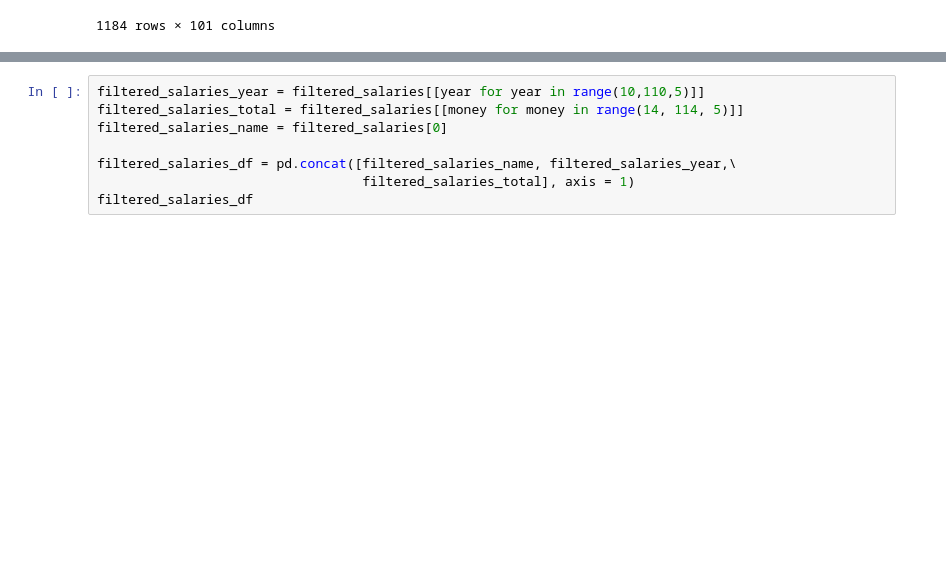
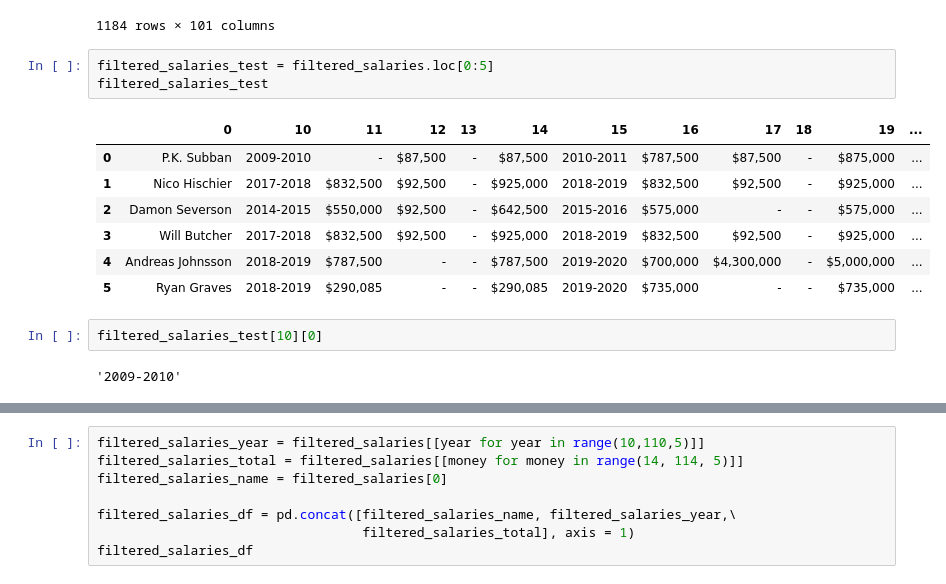
Before and after one commit to kyledufrane/NHL-Salary-Predictions, a Jupyter notebook: nhl_data/sports_data_io.ipynb, the cells around one changed output, grey strips where cells are left out. Saved outputs shown, nothing was run; the diff lists cells and outputs as text; blank space fills up the shorter version.

```diff
--- a/nhl_data/sports_data_io.ipynb
+++ b/nhl_data/sports_data_io.ipynb
@@ -388,3 +365,18 @@ filtered_salaries
 | 1182 | Mason Primeau | 2017-2018 | $832,500 | $92,500 | - | $925,000 | 2018-2019 | $832,500 | $92,500 | - | $925,000 | ... |
 | 1183 | Ryan Reaves | 2010-2011 | $500,000 | - | - | $500,000 | 2011-2012 | $525,000 | - | - | $525,000 | ... |
 1184 rows × 101 columns
+# %%
+filtered_salaries_test = filtered_salaries.loc[0:5]
+filtered_salaries_test
+# %% [output]
+|  | 0 | 10 | 11 | 12 | 13 | 14 | 15 | 16 | 17 | 18 | 19 | ... |
+| 0 | P.K. Subban | 2009-2010 | - | $87,500 | - | $87,500 | 2010-2011 | $787,500 | $87,500 | - | $875,000 | ... |
+| 1 | Nico Hischier | 2017-2018 | $832,500 | $92,500 | - | $925,000 | 2018-2019 | $832,500 | $92,500 | - | $925,000 | ... |
+| 2 | Damon Severson | 2014-2015 | $550,000 | $92,500 | - | $642,500 | 2015-2016 | $575,000 | - | - | $575,000 | ... |
+| 3 | Will Butcher | 2017-2018 | $832,500 | $92,500 | - | $925,000 | 2018-2019 | $832,500 | $92,500 | - | $925,000 | ... |
+| 4 | Andreas Johnsson | 2018-2019 | $787,500 | - | - | $787,500 | 2019-2020 | $700,000 | $4,300,000 | - | $5,000,000 | ... |
+| 5 | Ryan Graves | 2018-2019 | $290,085 | - | - | $290,085 | 2019-2020 | $735,000 | - | - | $735,000 | ... |
+# %%
+filtered_salaries_test[10][0]
+# %% [output]
+'2009-2010'
```
Also changed, not shown: parts of 16 cells of this notebook, 2 other files.
